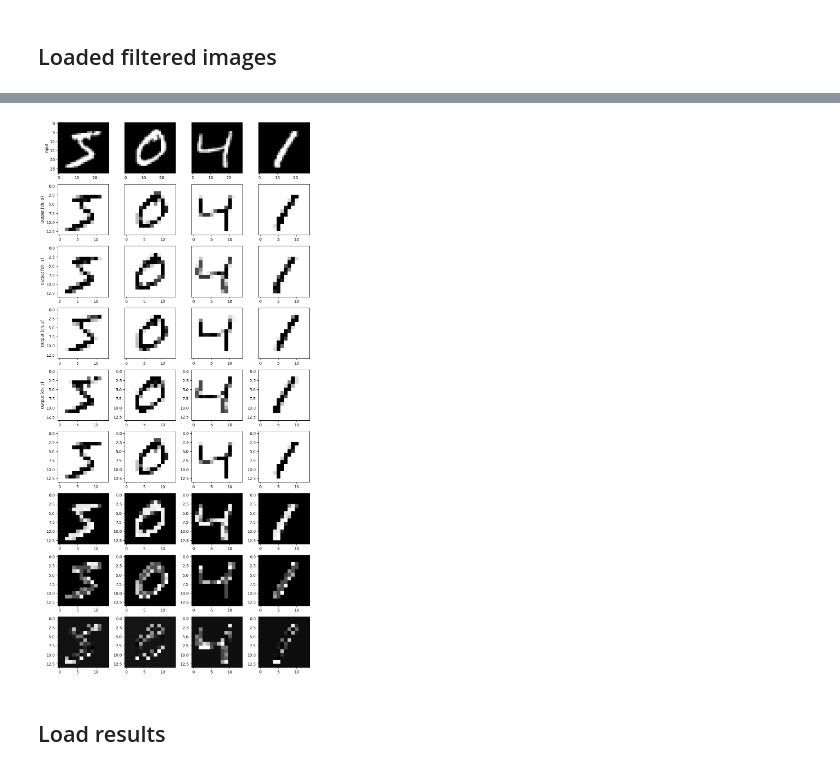
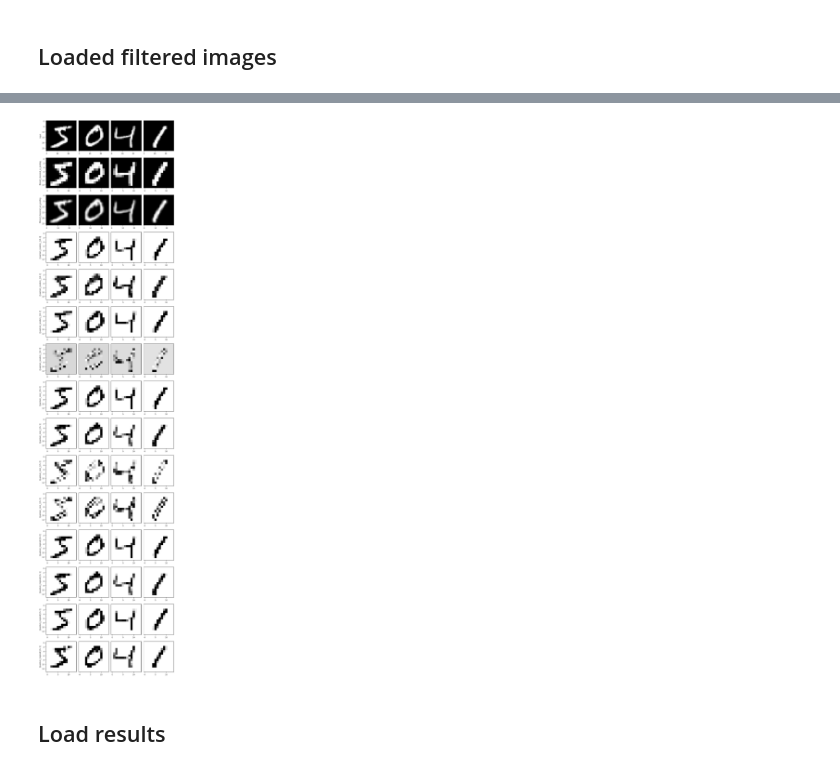
Before and after one commit to TheOpenSI/QML-QPF, a Jupyter notebook: scripts/visualisaton_results.ipynb, the cells around one changed output, grey strips where cells are left out. Drawn from its saved outputs; the diff is of its cells as text; code cells hidden in the pictures.

Commit message:
fixing random filter, adding time, visualization

```diff
--- a/scripts/visualisaton_results.ipynb
+++ b/scripts/visualisaton_results.ipynb
@@ -21,8 +21,12 @@ SAVE_PATH = config['SAVE_PATH']
 n_channels = config['CHANNELS'] # Number of channels
 
 
-filtered_train_images = np.load(SAVE_PATH + "filtered_train_images.npy")
-filtered_test_images = np.load(SAVE_PATH + "filtered_test_images.npy")
-q_train_images = np.load(SAVE_PATH + "q_train_images.npy")
-q_test_images = np.load(SAVE_PATH + "q_test_images.npy")
+#filtered_train_images = np.load(SAVE_PATH + "filtered_train_images_geometrical.npy")
+filtered_classical_w_pooling = np.load(SAVE_PATH + "filtered_train_images_classical_w_pooling.npy")
+filtered_classical_wo_pooling = np.load(SAVE_PATH + "filtered_train_images_classical_wo_pooling.npy")
+
+filtered_train_images_quantum_random = np.load(SAVE_PATH + "filtered_train_images_quantum_random.npy")
+filtered_train_images_quantum_cnot = np.load(SAVE_PATH + "filtered_train_images_quantum_cnot.npy")
+
+filtered_train_images_geometrical = np.load(SAVE_PATH + "filtered_train_images_geometrical.npy")
 # %% [output]
@@ -32,27 +34,55 @@ Downloading data from https://storage.googleapis.com/tensorflow/tf-keras-dataset
 # %%
 n_samples = 4
 
-fig, axes = plt.subplots(1 + n_channels+4, n_samples, figsize=(10, 20))
+fig, axes = plt.subplots(1 + 2 + 12, n_samples, figsize=(10, 40))
 for k in range(n_samples):
     axes[0, 0].set_ylabel("Input")
     if k != 0:
         axes[0, k].yaxis.set_visible(False)
     axes[0, k].imshow(train_images[k, :, :], cmap="gray")
 
+for k in range(n_samples):
+    axes[1, 0].set_ylabel("filtered_classical_w_pooling")
+    if k != 0:
+        axes[1, k].yaxis.set_visible(False)
+    axes[1, k].imshow(filtered_classical_w_pooling[k, :, :], cmap="gray")
 
-    # Plot all output channels
-    for c in range(n_channels):
-        axes[c + 1, 0].set_ylabel("Output [ch. {}]".format(c))
-        if k != 0:
-            axes[c, k].yaxis.set_visible(False)
-        axes[c + 1, k].imshow(filtered_train_images[k, :, :, c], cmap="gray")
-        axes[c + 5, k].imshow(q_train_images[k, :, :, c], cmap="gray")
+for k in range(n_samples):
+    axes[2, 0].set_ylabel("filtered_classical_wo_pooling")
+    if k != 0:
+        axes[2, k].yaxis.set_visible(False)
+    axes[2, k].imshow(filtered_classical_wo_pooling[k, :, :], cmap="gray")
+
+    # Plot all output channels for quantum random
+    for k in range(n_samples):
+        for c in range(n_channels):
+            axes[c + 3, 0].set_ylabel("Quantum_random_ [ch. {}]".format(c))
+            if k != 0:
+                axes[c + 3, k].yaxis.set_visible(False)
+            axes[c + 3, k].imshow(filtered_train_images_quantum_random[k, :, :, c], cmap="gray")
+            #axes[c + 7, k].imshow(filtered_train_images_quantum_cnot[k, :, :, c], cmap="gray")
+
+    # Plot all output channels for quantum cnot
+    for k in range(n_samples):
+        for c in range(n_channels):
+            axes[c + 7, 0].set_ylabel("Quantum_cnot_ [ch. {}]".format(c))
+            if k != 0:
+                axes[c + 7, k].yaxis.set_visible(False)
+            axes[c + 7, k].imshow(filtered_train_images_quantum_cnot[k, :, :, c], cmap="gray")
+
+    # Plot all output channels for quantum cnot
+    for k in range(n_samples):
+        for c in range(n_channels):
+            axes[c + 11, 0].set_ylabel("Quantum_inspired [ch. {}]".format(c))
+            if k != 0:
+                axes[c + 11, k].yaxis.set_visible(False)
+            axes[c + 11, k].imshow(filtered_train_images_geometrical[k, :, :, c], cmap="gray")
 
 
 plt.tight_layout()
 plt.show()
 # %% [output]
-[figure, old version]
+[figure, new version]
 # %% [markdown]
 ## Load results
 # %%
```
Also changed, not shown: parts of 3 cells of this notebook, 24 other files.
